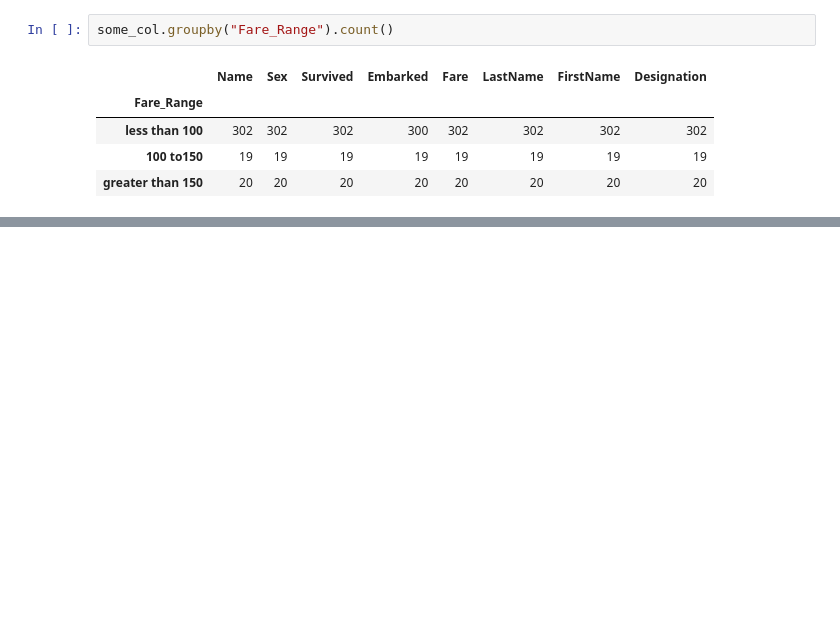
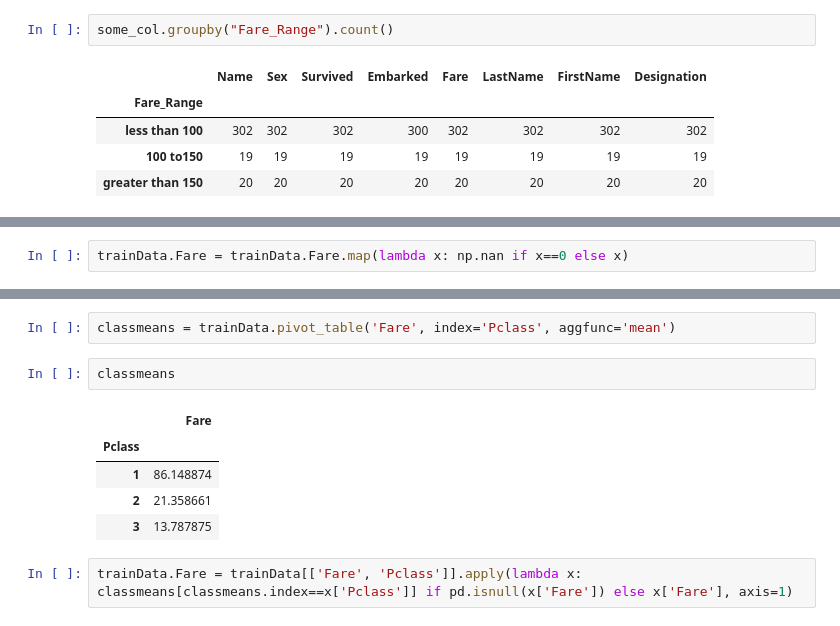
Before and after one commit to abhiramr/Everything_Python, a Jupyter notebook: Kaggle/Titanic/Titanic Dataset Experiment -1.ipynb, the cells around one changed output, grey strips where cells are left out. Saved outputs shown, nothing was run; the diff lists cells and outputs as text; blank space fills up the shorter version.

```diff
--- a/Kaggle/Titanic/Titanic Dataset Experiment -1.ipynb
+++ b/Kaggle/Titanic/Titanic Dataset Experiment -1.ipynb
@@ -152,0 +205,2 @@ some_col.groupby("Fare_Range").count()
+# %%
+trainData.Fare = trainData.Fare.map(lambda x: np.nan if x==0 else x)
@@ -152,0 +212,12 @@ some_col.groupby("Fare_Range").count()
+# %%
+classmeans = trainData.pivot_table('Fare', index='Pclass', aggfunc='mean')
+# %%
+classmeans
+# %% [output]
+|  | Fare |
+| Pclass |  |
+| 1 | 86.148874 |
+| 2 | 21.358661 |
+| 3 | 13.787875 |
+# %%
+trainData.Fare = trainData[['Fare', 'Pclass']].apply(lambda x: classmeans[classmeans.index==x['Pclass']] if pd.isnull(x['Fare']) else x['Fare'], axis=1)
```
Also changed, not shown: parts of 6 cells of this notebook.
